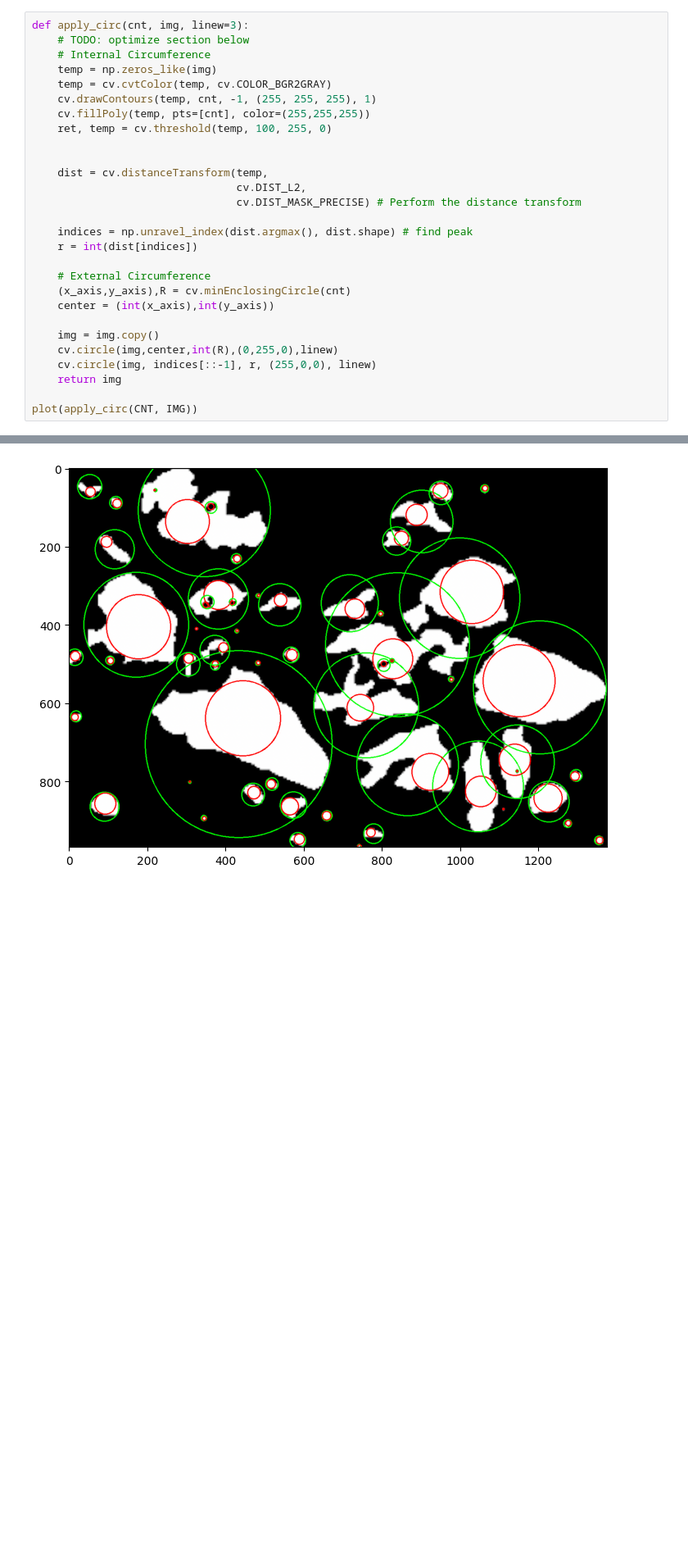
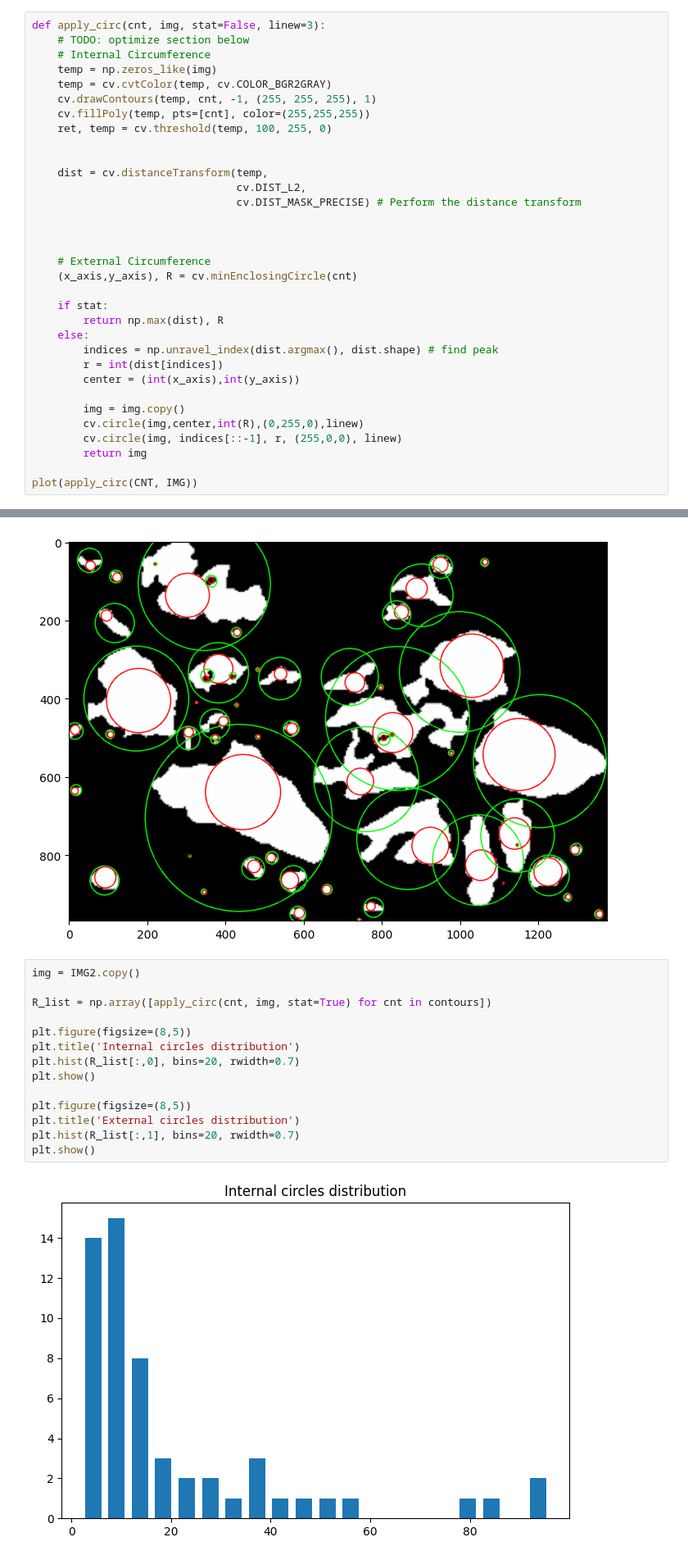
Before and after one commit to mrFendel/GeoCV, a Jupyter notebook: metrics.ipynb, the cells around one changed output, grey strips where cells are left out. Shown: that part at 82% size. Saved outputs shown, nothing was run; the diff lists cells and outputs as text; blank space fills up the shorter version.

Commit message:
stat modification + distribution

```diff
--- a/metrics.ipynb
+++ b/metrics.ipynb
@@ -75,7 +75,7 @@ Number of contours detected: 56
 # Find pairs of the closest and the farest points of the pore
 ### *Can be used for measuring the average size of the pore*
 # %%
-def apply_circ(cnt, img, linew=3):
+def apply_circ(cnt, img, stat=False, linew=3):
     # TODO: optimize section below
     # Internal Circumference
     temp = np.zeros_like(img)
@@ -89,17 +89,22 @@ def apply_circ(cnt, img, linew=3):
                                 cv.DIST_L2,
                                 cv.DIST_MASK_PRECISE) # Perform the distance transform
 
-    indices = np.unravel_index(dist.argmax(), dist.shape) # find peak
-    r = int(dist[indices])
+
 
     # External Circumference
-    (x_axis,y_axis),R = cv.minEnclosingCircle(cnt)
-    center = (int(x_axis),int(y_axis))
+    (x_axis,y_axis), R = cv.minEnclosingCircle(cnt)
 
-    img = img.copy()
-    cv.circle(img,center,int(R),(0,255,0),linew)
-    cv.circle(img, indices[::-1], r, (255,0,0), linew)
-    return img
+    if stat:
+        return np.max(dist), R
+    else:
+        indices = np.unravel_index(dist.argmax(), dist.shape) # find peak
+        r = int(dist[indices])
+        center = (int(x_axis),int(y_axis))
+
+        img = img.copy()
+        cv.circle(img,center,int(R),(0,255,0),linew)
+        cv.circle(img, indices[::-1], r, (255,0,0), linew)
+        return img
 
 plot(apply_circ(CNT, IMG))
 # %% [output]
@@ -112,3 +117,19 @@ for cnt in contours:
 plot(img)
 # %% [output]
 [figure]
+# %%
+img = IMG2.copy()
+
+R_list = np.array([apply_circ(cnt, img, stat=True) for cnt in contours])
+
+plt.figure(figsize=(8,5))
+plt.title('Internal circles distribution')
+plt.hist(R_list[:,0], bins=20, rwidth=0.7)
+plt.show()
+
+plt.figure(figsize=(8,5))
+plt.title('External circles distribution')
+plt.hist(R_list[:,1], bins=20, rwidth=0.7)
+plt.show()
+# %% [output]
+[figure, added]
```
Also changed, not shown: parts of 1 cell of this notebook.
